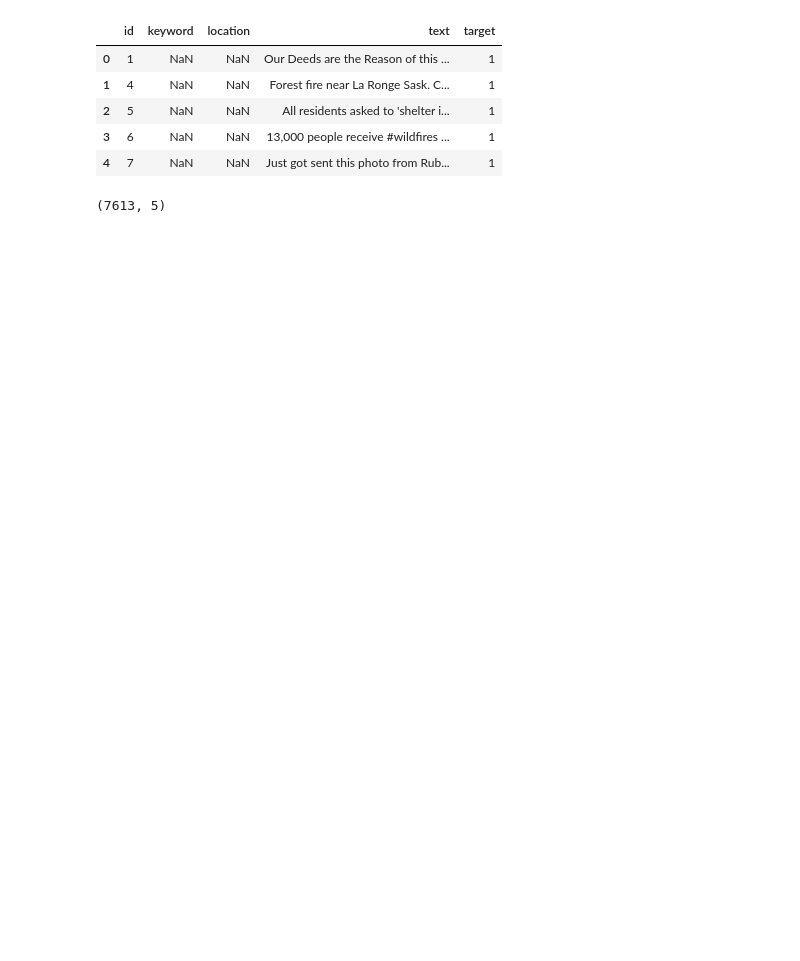
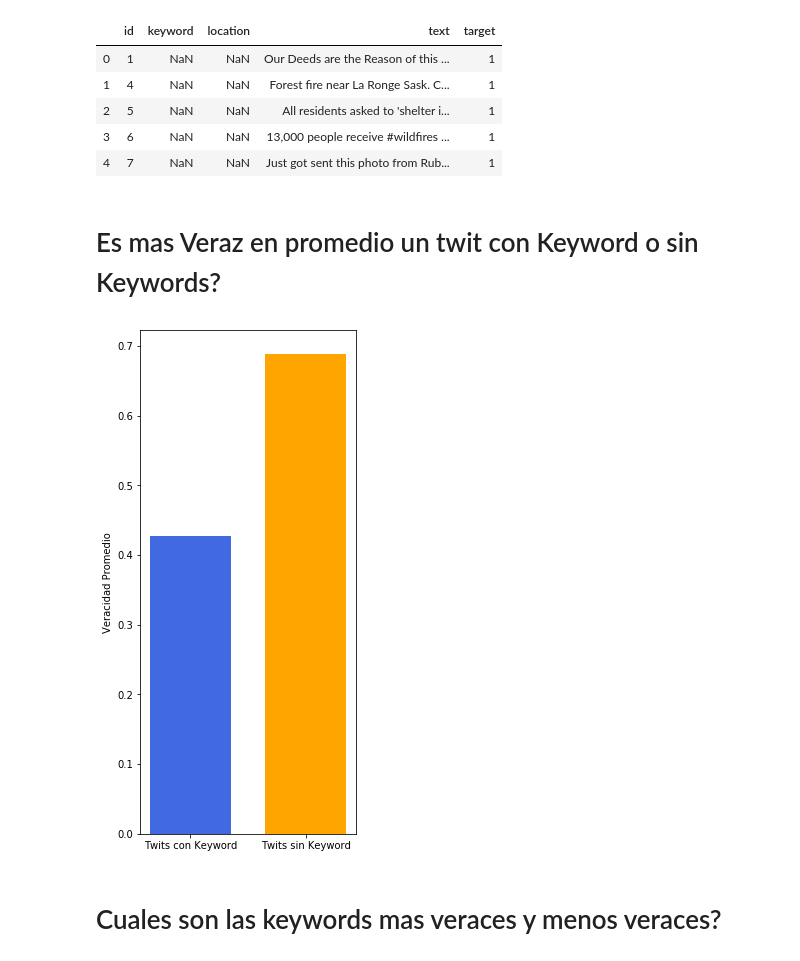
Before and after one commit to FranciscoGauna/TP1-Datos, a Jupyter notebook: Analisis-Feda.ipynb, the cells around one changed output. Cells and saved outputs as stored; diff of their text form; code cells hidden in the pictures; blank space fills up the shorter version.

Commit message:
Update Analisis-Feda.ipynb
Analizis de Keywords

```diff
--- a/Analisis-Feda.ipynb
+++ b/Analisis-Feda.ipynb
@@ -13,8 +15,22 @@ datos.head()
 | 2 | 5 | NaN | NaN | All residents asked to 'shelter i... | 1 |
 | 3 | 6 | NaN | NaN | 13,000 people receive #wildfires ... | 1 |
 | 4 | 7 | NaN | NaN | Just got sent this photo from Rub... | 1 |
-# %%
-totalRows = datos.shape[0]
-datos.shape
-# %% [output]
-(7613, 5)
+# %% [markdown]
+# Es mas Veraz en promedio un twit con Keyword o sin Keywords?
+# %%
+
+keyword_veracity = datos[(pd.notnull(datos['keyword']))]
+nkeyword_veracity = datos[(pd.isnull(datos['keyword']))]
+
+series = [keyword_veracity['target'].mean(), nkeyword_veracity['target'].mean()]
+series_label = ['Twits con Keyword', 'Twits sin Keyword']
+
+fig = plt.figure(figsize=[3,7])
+ax = fig.add_axes([0,0,1,1])
+ax.set_ylabel('Veracidad Promedio')
+ax.bar(series_label, series, color=['royalblue', 'orange'], label='Veracidad Promedio', width=0.7)
+plt.show()
+# %% [output]
+[figure, added]
+# %% [markdown]
+# Cuales son las keywords mas veraces y menos veraces?
```
Also changed, not shown: parts of 5 cells of this notebook.
